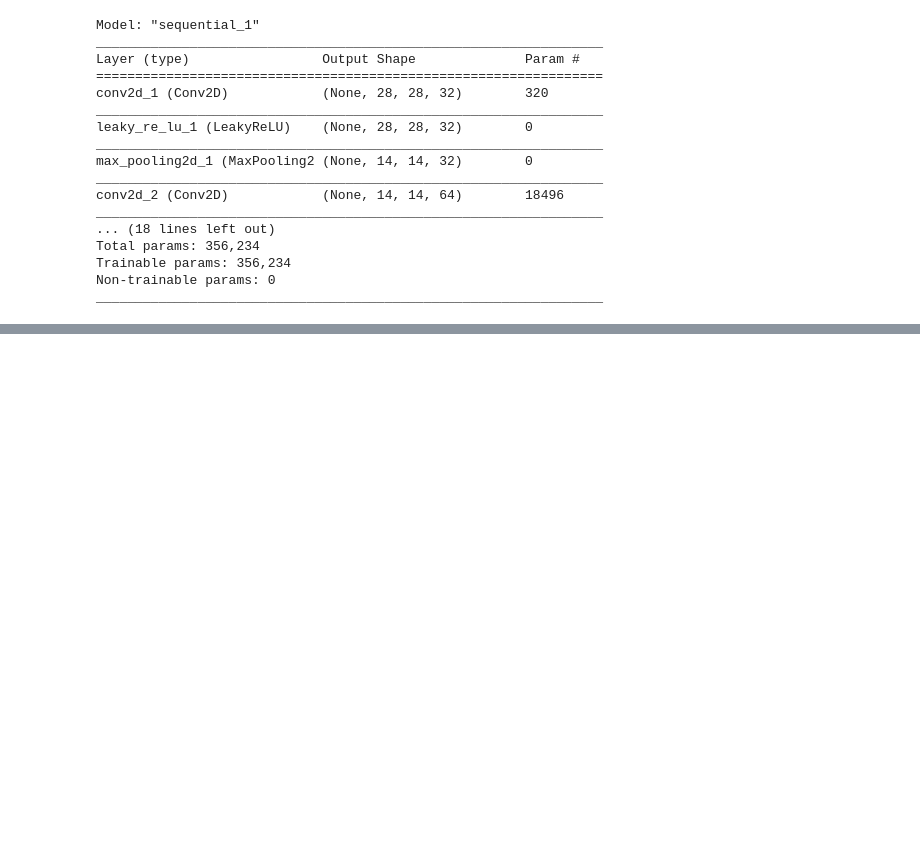
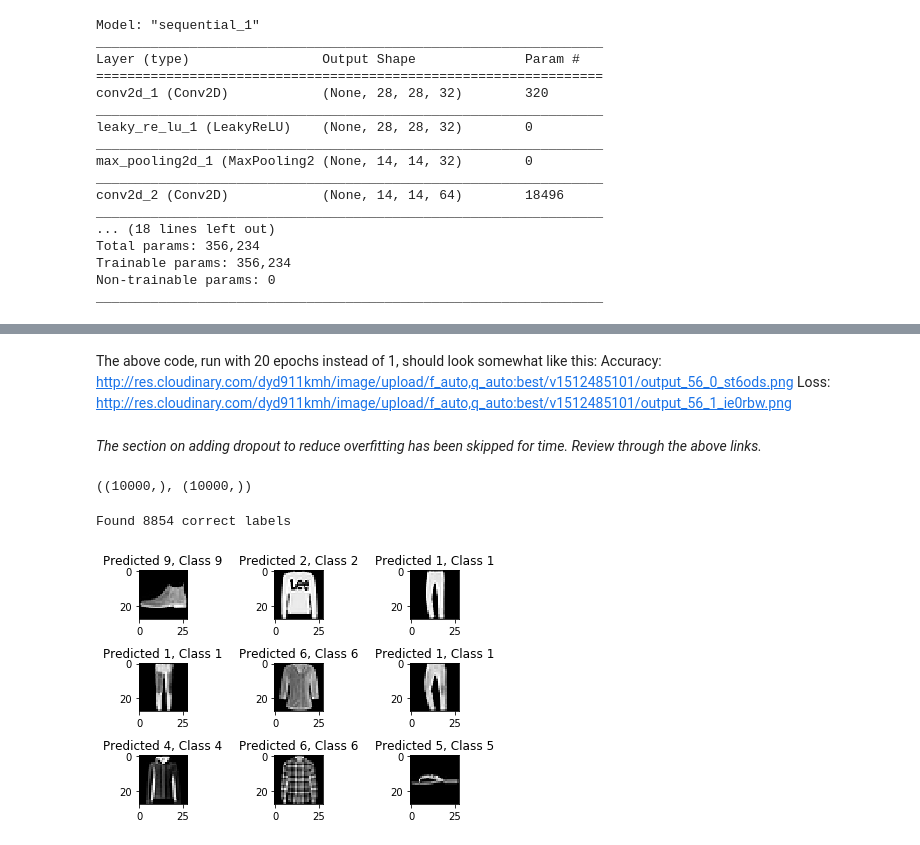
Before and after one commit to ljsauer/LaunchCode, a Jupyter notebook: Week 14/introCVNN.ipynb, the cells around one changed output, grey strips where cells are left out. Saved outputs shown, nothing was run; the diff lists cells and outputs as text; code cells hidden in the pictures; blank space fills up the shorter version.

```diff
--- a/Week 14/introCVNN.ipynb
+++ b/Week 14/introCVNN.ipynb
@@ -131,3 +133,8 @@ Total params: 356,234
 Trainable params: 356,234
 Non-trainable params: 0
 _________________________________________________________________
+# %%
+# train the model (one epoch for simplicity)
+fashion_train = fashion_model.fit(train_X, train_label, batch_size=batch_size,
+                                  epochs=1, verbose=1, validation_data=(valid_X,
+                                                                            valid_label))
@@ -133,0 +171,26 @@ _________________________________________________________________
+# %% [markdown]
+The above code, run with 20 epochs instead of 1, should look somewhat like this:</br>
+Accuracy: http://res.cloudinary.com/dyd911kmh/image/upload/f_auto,q_auto:best/v1512485101/output_56_0_st6ods.png
+Loss: http://res.cloudinary.com/dyd911kmh/image/upload/f_auto,q_auto:best/v1512485101/output_56_1_ie0rbw.png
+# %% [markdown]
+<i>The section on adding dropout to reduce overfitting has been skipped for time. Review through the above links.</i>
+# %%
+# predict labels
+predicted_classes = fashion_model.predict(test_X)
+# %%
+predicted_classes = np.argmax(np.round(predicted_classes), axis=1)
+# %%
+predicted_classes.shape, test_Y.shape
+# %% [output]
+((10000,), (10000,))
+# %%
+correct = np.where(predicted_classes == test_Y)[0]
+print("Found %d correct labels" % len(correct))
+for i, correct in enumerate(correct[:9]):
+    plt.subplot(3,3,i+1)
+    plt.imshow(test_X[correct].reshape(28,28), cmap='gray', interpolation='none')
+    plt.title("Predicted {}, Class {}".format(predicted_classes[correct], test_Y[correct]))
+    plt.tight_layout()
+# %% [output]
+Found 8854 correct labels
+[figure, added]
```
Also changed, not shown: parts of 7 cells of this notebook.
